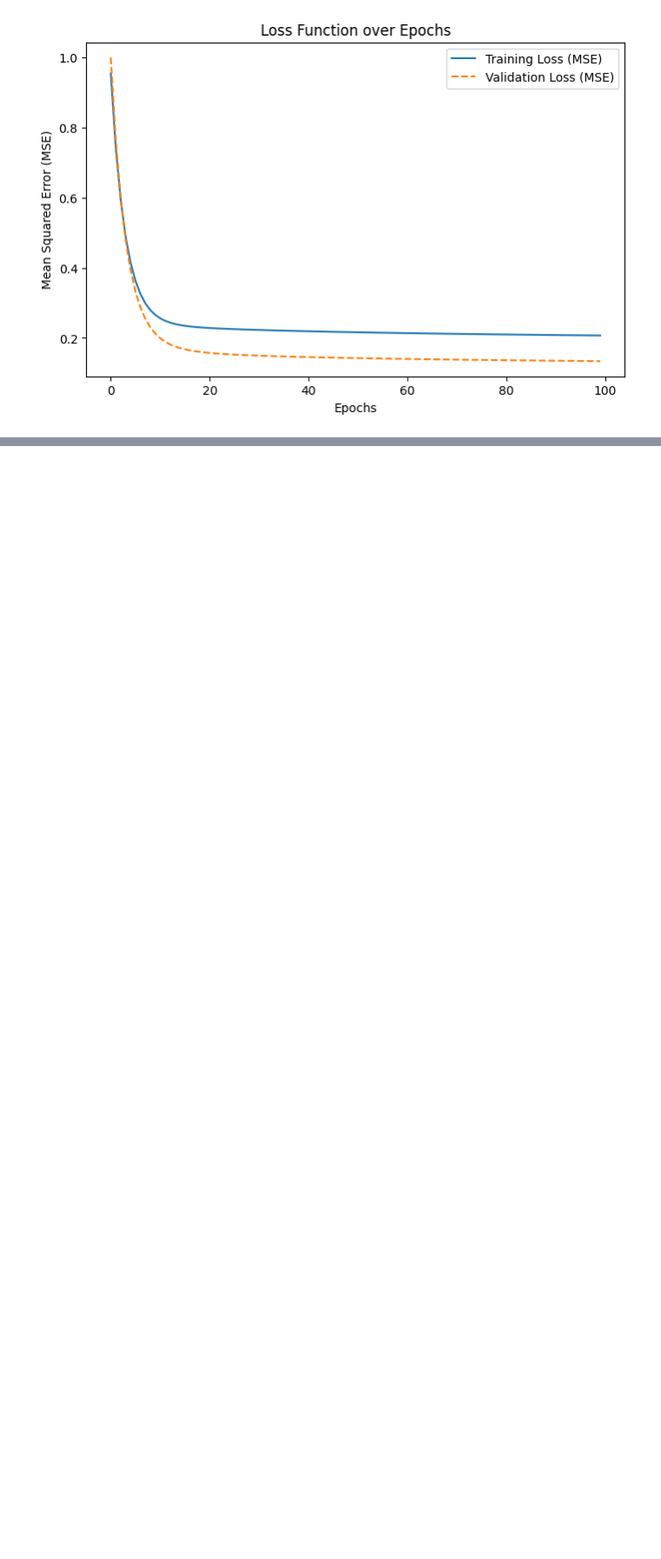
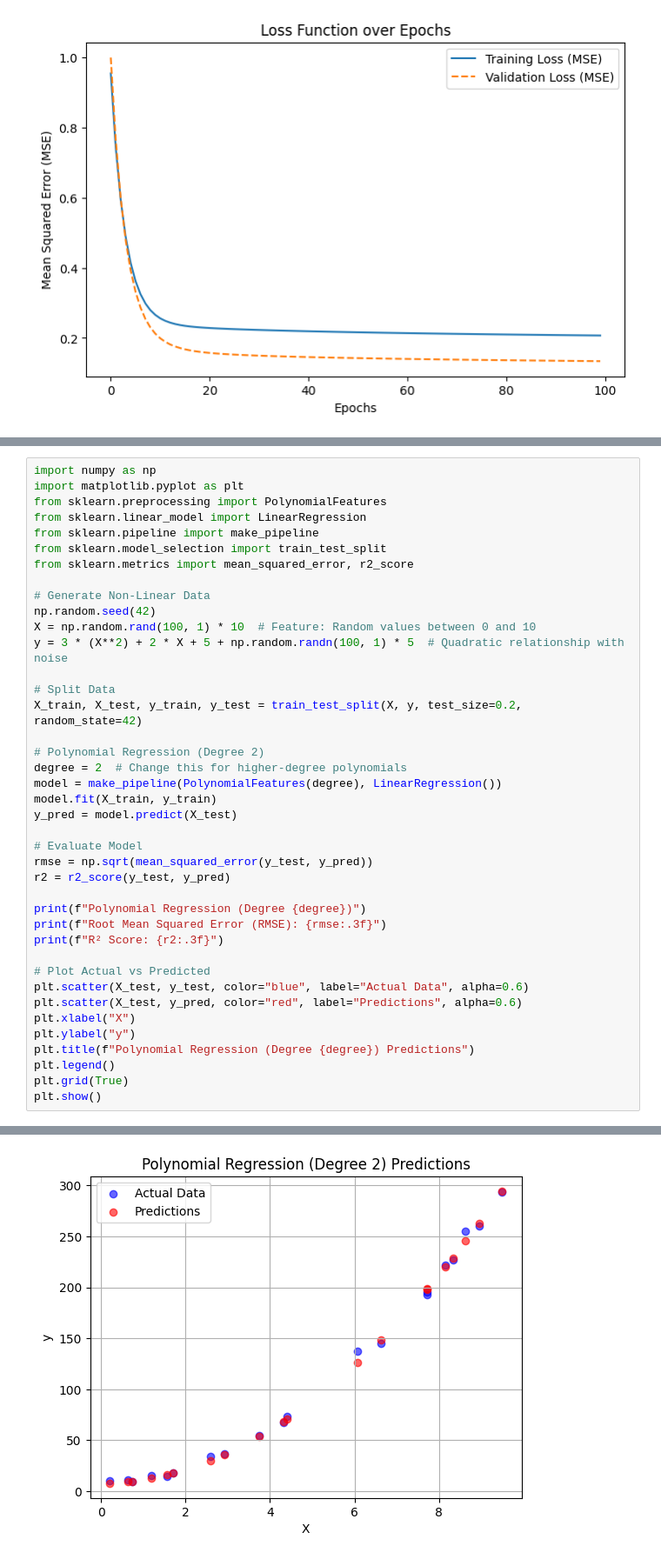
Before and after one commit to Suee18/Task1_ML, a Jupyter notebook: linearRegression.ipynb, the cells around one changed output, grey strips where cells are left out. Shown at 87% size. Saved outputs shown, nothing was run; the diff lists cells and outputs as text; blank space fills up the shorter version.

```diff
--- a/linearRegression.ipynb
+++ b/linearRegression.ipynb
@@ -437,0 +445,41 @@ plt.show()
+# %%
+import numpy as np
+import matplotlib.pyplot as plt
+from sklearn.preprocessing import PolynomialFeatures
+from sklearn.linear_model import LinearRegression
+from sklearn.pipeline import make_pipeline
+from sklearn.model_selection import train_test_split
+from sklearn.metrics import mean_squared_error, r2_score
+
+# Generate Non-Linear Data
+np.random.seed(42)
+X = np.random.rand(100, 1) * 10  # Feature: Random values between 0 and 10
+y = 3 * (X**2) + 2 * X + 5 + np.random.randn(100, 1) * 5  # Quadratic relationship with noise
+
+# Split Data
+X_train, X_test, y_train, y_test = train_test_split(X, y, test_size=0.2, random_state=42)
+
+# Polynomial Regression (Degree 2)
+degree = 2  # Change this for higher-degree polynomials
+model = make_pipeline(PolynomialFeatures(degree), LinearRegression())
+model.fit(X_train, y_train)
+y_pred = model.predict(X_test)
+
+# Evaluate Model
+rmse = np.sqrt(mean_squared_error(y_test, y_pred))
+r2 = r2_score(y_test, y_pred)
+
+print(f"Polynomial Regression (Degree {degree})")
+print(f"Root Mean Squared Error (RMSE): {rmse:.3f}")
+print(f"R² Score: {r2:.3f}")
+
+# Plot Actual vs Predicted
+plt.scatter(X_test, y_test, color="blue", label="Actual Data", alpha=0.6)
+plt.scatter(X_test, y_pred, color="red", label="Predictions", alpha=0.6)
+plt.xlabel("X")
+plt.ylabel("y")
+plt.title(f"Polynomial Regression (Degree {degree}) Predictions")
+plt.legend()
+plt.grid(True)
+plt.show()
+# %% [output]
@@ -437,0 +489 @@ plt.show()
+[figure, added]
```
Also changed, not shown: parts of 6 cells of this notebook.
